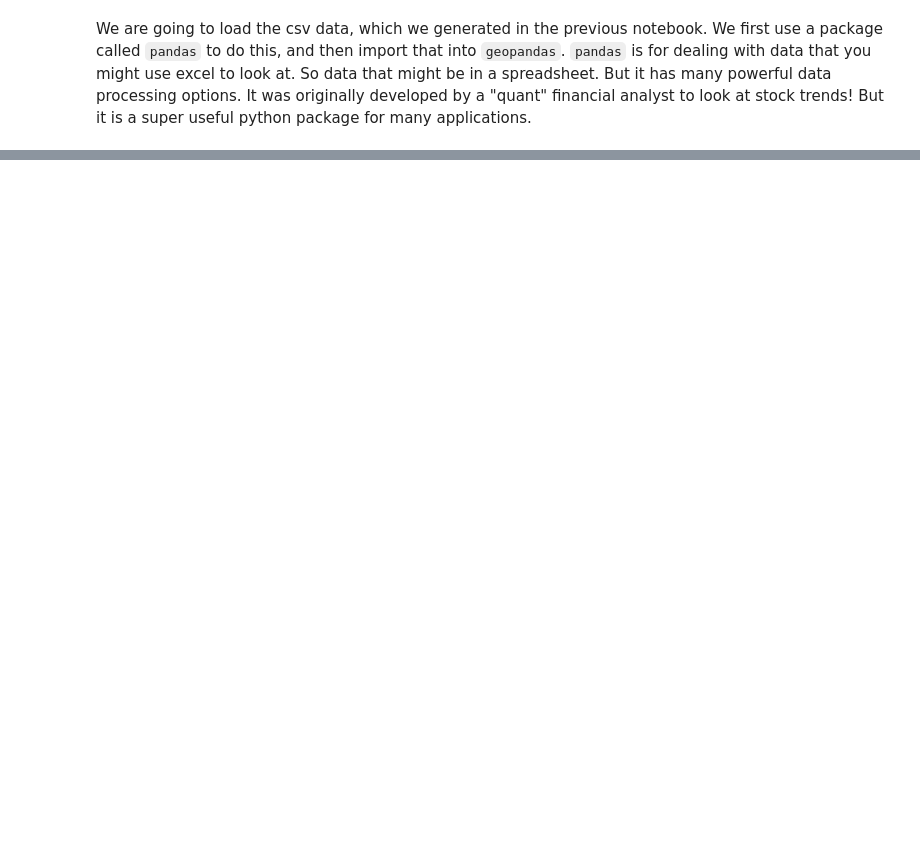
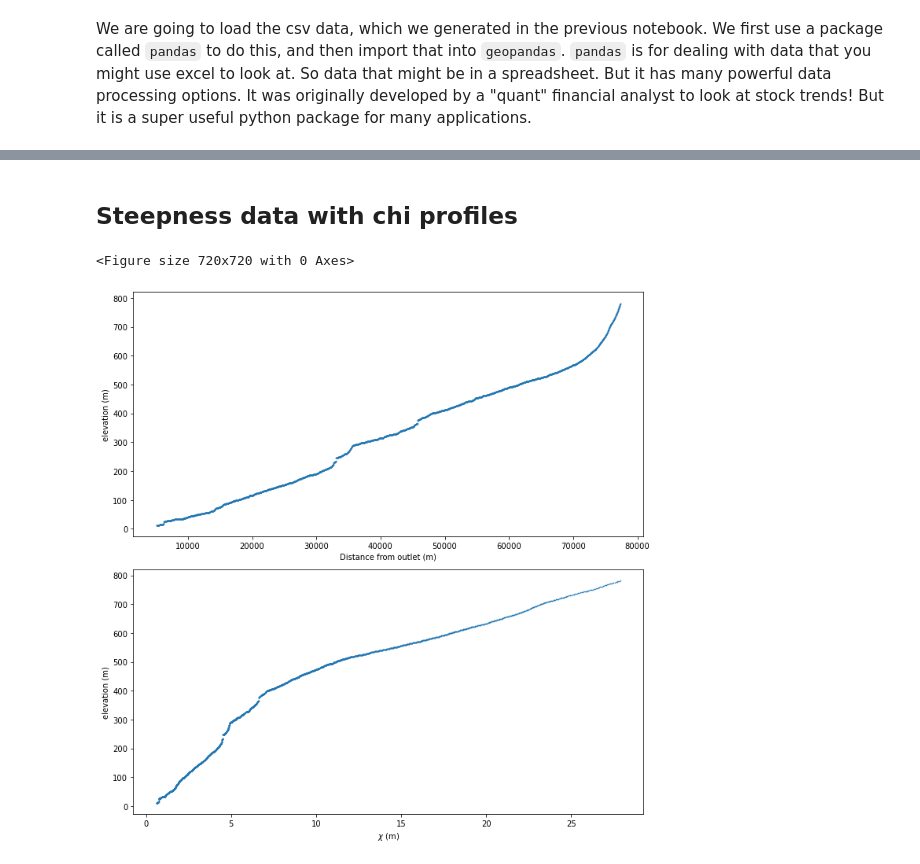
Before and after one commit to simon-m-mudd/smm_teaching_notebooks, a Jupyter notebook: Southern_spain/Looking_at_the_chi_data_map.ipynb, the cells around one changed output, grey strips where cells are left out. Drawn from its saved outputs; the diff is of its cells as text; code cells hidden in the pictures; blank space fills up the shorter version.

```diff
--- a/Southern_spain/Looking_at_the_chi_data_map.ipynb
+++ b/Southern_spain/Looking_at_the_chi_data_map.ipynb
@@ -143,0 +290,35 @@ plt.tight_layout()
+# %% [markdown]
+## Steepness data with chi profiles
+# %%
+plt.rcParams['figure.figsize'] = [10, 10]
+
+# First lets isolate just one of these basins. There is only basin 0 and 1
+gdf_b1 = gdf[(gdf['basin_key'] == 0)]
+
+# The main stem channel is the one with the minimum source key in this basin
+min_source = np.amin(gdf_b1.source_key)
+gdf_b2 = gdf_b1[(gdf_b1['source_key'] == min_source)]
+#gdf_b2 = gdf_b1
+
+# Now make channel profile plots
+z = gdf_b2.elevation
+x_locs = gdf_b2.flow_distance
+chi = gdf_b2.chi
+
+# Create two subplots and unpack the output array immediately
+plt.clf()
+f, (ax1, ax2) = plt.subplots(2, 1)
+ax1.scatter(x_locs, z,s = 0.2)
+ax2.scatter(chi, z,s = 0.2)
+
+
+ax1.set_xlabel("Distance from outlet (m)")
+ax1.set_ylabel("elevation (m)")
+
+ax2.set_xlabel("$\chi$ (m)")
+ax2.set_ylabel("elevation (m)")
+
+plt.tight_layout()
+# %% [output]
+<Figure size 720x720 with 0 Axes>
+[figure, added]
```
Also changed, not shown: parts of 28 cells of this notebook.
